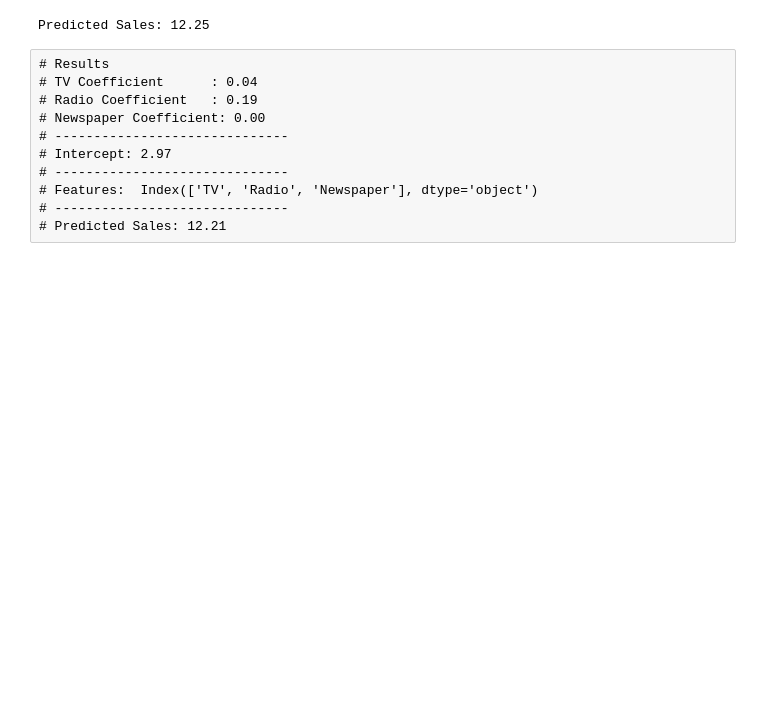
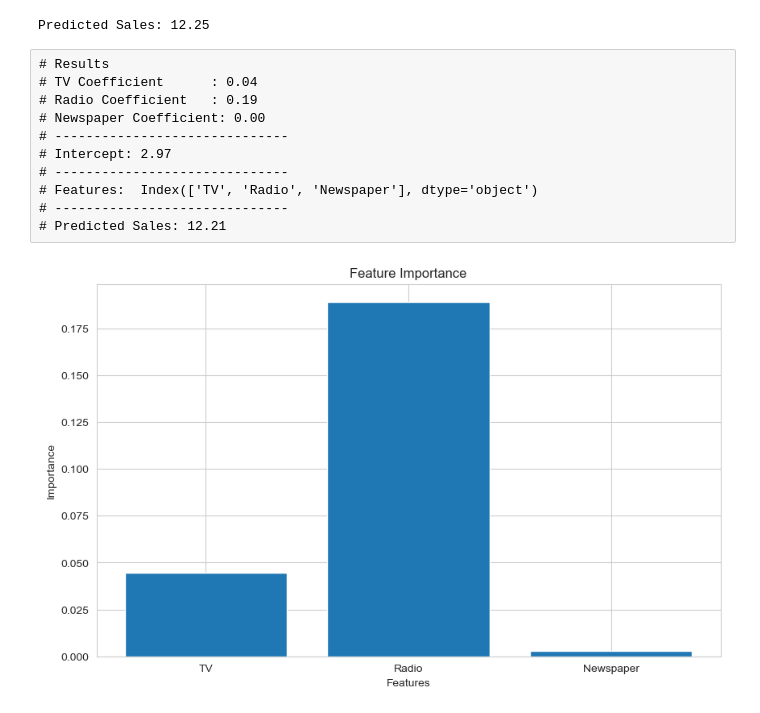
Before and after one commit to cevheri/ai-ml-train, a Jupyter notebook: Assignment/advertising - Multiple Linear Regression/advertising.ipynb, the cells around one changed output. Saved outputs shown, nothing was run; the diff lists cells and outputs as text; code cells hidden in the pictures; blank space fills up the shorter version.

Commit message:
add feature importance and residual

```diff
--- a/Assignment/advertising - Multiple Linear Regression/advertising.ipynb
+++ b/Assignment/advertising - Multiple Linear Regression/advertising.ipynb
@@ -187,3 +187,15 @@ Predicted Sales: 12.25
 # Features:  Index(['TV', 'Radio', 'Newspaper'], dtype='object')
 # ------------------------------
 # Predicted Sales: 12.21
+# %%
+# let's generate feauter importance chart
+
+importance = lr.coef_
+plt.figure(figsize=(10, 6))
+plt.bar(x.columns, importance)
+plt.xlabel("Features")
+plt.ylabel("Importance")
+plt.title("Feature Importance")
+plt.show()
+# %% [output]
+[figure, added]
```
Also changed, not shown: parts of 1 cell of this notebook, 1 other file.
